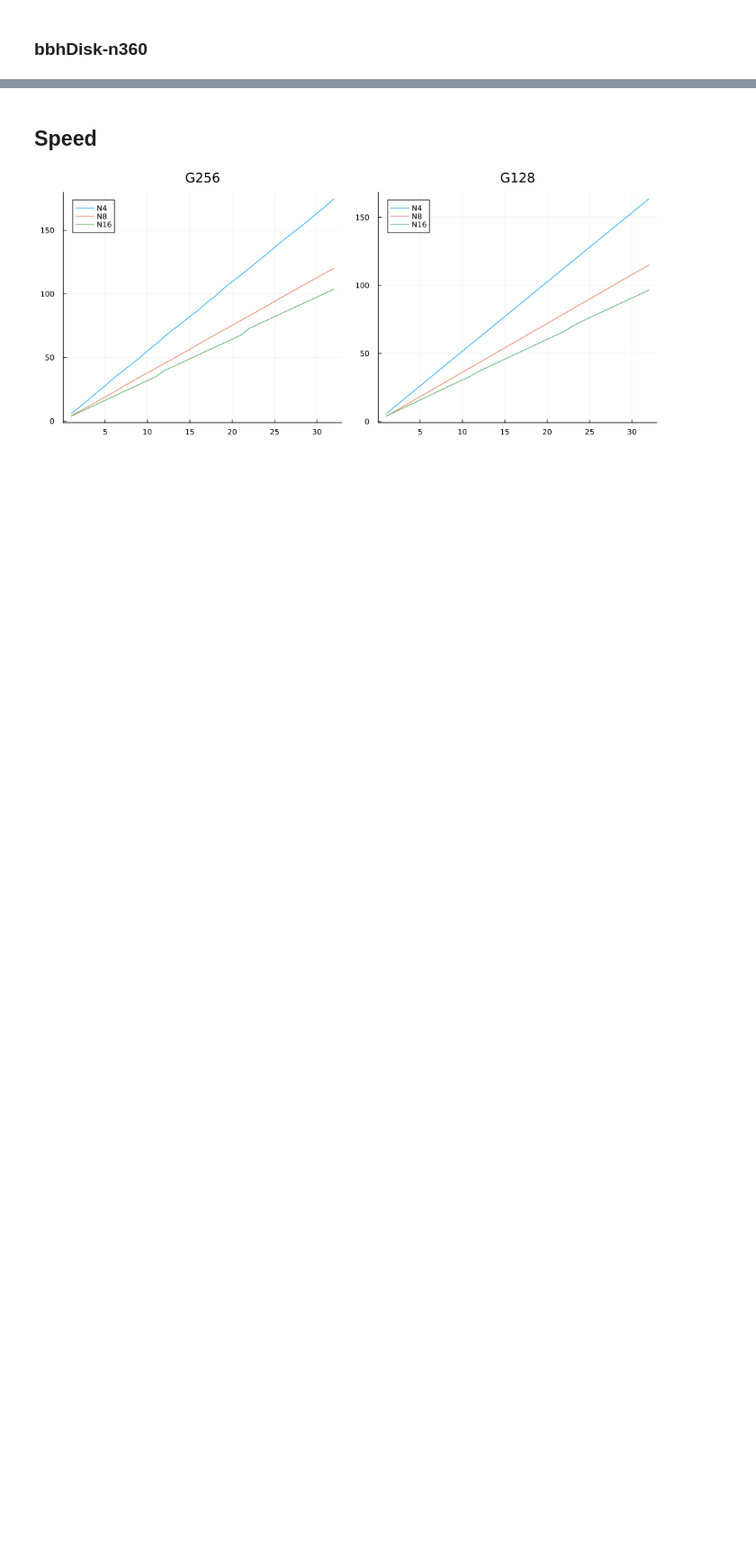
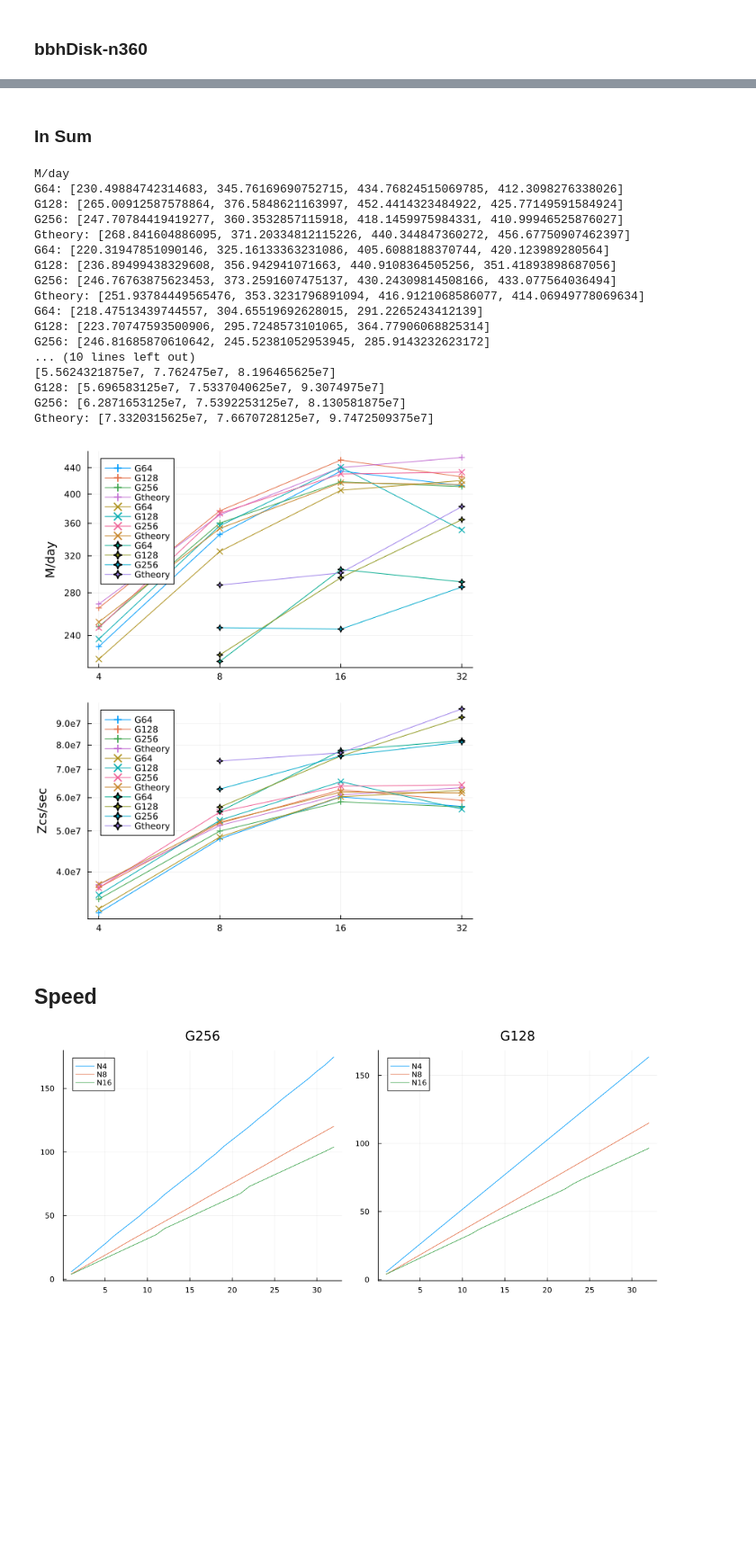
Before and after one commit to lwJi/ETK-Scaling-Tests, a Jupyter notebook: vista/ipynb/bbhDisk-Cowling.ipynb, the cells around one changed output, grey strips where cells are left out. Shown at 90% size. Cells and saved outputs as stored; diff of their text form; code cells hidden in the pictures; blank space fills up the shorter version.

Commit message:
vista: update bbhDisk-Cowling.ipynb

```diff
--- a/vista/ipynb/bbhDisk-Cowling.ipynb
+++ b/vista/ipynb/bbhDisk-Cowling.ipynb
@@ -147,3 +147,69 @@ Gtheory: [7.3320315625e7, 7.6670728125e7, 9.7472509375e7]
+# %% [markdown]
+### In Sum
+# %%
+let patt_dirss = [
+        ([
+            (r"Cow_L12_G64-N\d+-MPI\d+_r0000", "G64"),
+            (r"Cow_L12_G128-N\d+-MPI\d+_r0000", "G128"),
+            (r"Cow_L12_G256-N\d+-MPI\d+_r0000", "G256"),
+            (r"Cow_L12_Gtheory-N\d+-MPI\d+_r0000", "Gtheory"),
+            #(r"Cow_L12_G256x320x96-N\d+-MPI\d+_r0000", "G256x320x96"),
+            #(r"Cow_L12_GnGPU-N\d+-MPI\d+_r0000", "GnGPU"),
+        ], "../data/bbhDisk/bbhDisk-n256-v1", :cross),
+        ([
+            (r"Cow_L12_G64-N\d+-MPI\d+_r0000", "G64"),
+            (r"Cow_L12_G128-N\d+-MPI\d+_r0000", "G128"),
+            (r"Cow_L12_G256-N\d+-MPI\d+_r0000", "G256"),
+            (r"Cow_L12_Gtheory-N\d+-MPI\d+_r0000", "Gtheory"),
+        ], "../data/bbhDisk/bbhDisk-n256-v2", :xcross),
+        ([
+            (r"Cow_L12_G64-N\d+-MPI\d+_r0000", "G64"),
+            (r"Cow_L12_G128-N\d+-MPI\d+_r0000", "G128"),
+            (r"Cow_L12_G256-N\d+-MPI\d+_r0000", "G256"),
+            (r"Cow_L12_Gtheory-N\d+-MPI\d+_r0000", "Gtheory"),
+        ], "../data/bbhDisk/bbhDisk-n320", :star4),
+    ]
+    # Plot M/day
+    plt1 = plot(ylabel="M/day", xscale=:log10, yscale=:log10)
+    xs = [4, 8, 16, 32]
+    xticks!(plt1, xs, [string(n) for n in xs])
+    ys = [240, 280, 320, 360, 400, 440]
+    yticks!(plt1, ys, [string(n) for n in ys])
+    println("M/day")
+    Misc.plot_scaling(plt1, patt_dirss; option="TotalComputeTime")
+
+    # Plot Zcs/sec
+    plt2 = plot(ylabel="Zcs/sec", xscale=:log10, yscale=:log10)
+    xs = [4, 8, 16, 32]
+    xticks!(plt2, xs, [string(n) for n in xs])
+    ys = [4e7, 5e7, 6e7, 7e7, 8e7, 9e7]
+    yticks!(plt2, ys, [string(n) for n in ys])
+    println("Zcs/sec")
+    Misc.plot_scaling(plt2, patt_dirss; option="ZcsPerSecond")
+
+    # Sum
+    plt = plot(plt1, plt2, layout=(2,1), size = (600, 675))
+    display(plt)
+end
+# %% [output]
+M/day
+G64: [230.49884742314683, 345.76169690752715, 434.76824515069785, 412.3098276338026]
+G128: [265.00912587578864, 376.5848621163997, 452.4414323484922, 425.77149591584924]
+G256: [247.70784419419277, 360.3532857115918, 418.1459975984331, 410.99946525876027]
+Gtheory: [268.841604886095, 371.20334812115226, 440.344847360272, 456.67750907462397]
+G64: [220.31947851090146, 325.16133363231086, 405.6088188370744, 420.123989280564]
+G128: [236.89499438329608, 356.942941071663, 440.9108364505256, 351.41893898687056]
+G256: [246.76763875623453, 373.2591607475137, 430.24309814508166, 433.077564036494]
+Gtheory: [251.93784449565476, 353.3231796891094, 416.9121068586077, 414.06949778069634]
+G64: [218.47513439744557, 304.65519692628015, 291.2265243412139]
+G128: [223.70747593500906, 295.7248573101065, 364.77906068825314]
+G256: [246.81685870610642, 245.52381052953945, 285.9143232623172]
+... (10 lines left out)
+[5.5624321875e7, 7.762475e7, 8.196465625e7]
+G128: [5.696583125e7, 7.5337040625e7, 9.3074975e7]
+G256: [6.2871653125e7, 7.5392253125e7, 8.130581875e7]
+Gtheory: [7.3320315625e7, 7.6670728125e7, 9.7472509375e7]
+[figure, added]
 # %% [markdown]
 ## Speed
 # %%
```
Also changed, not shown: parts of 3 cells of this notebook.
